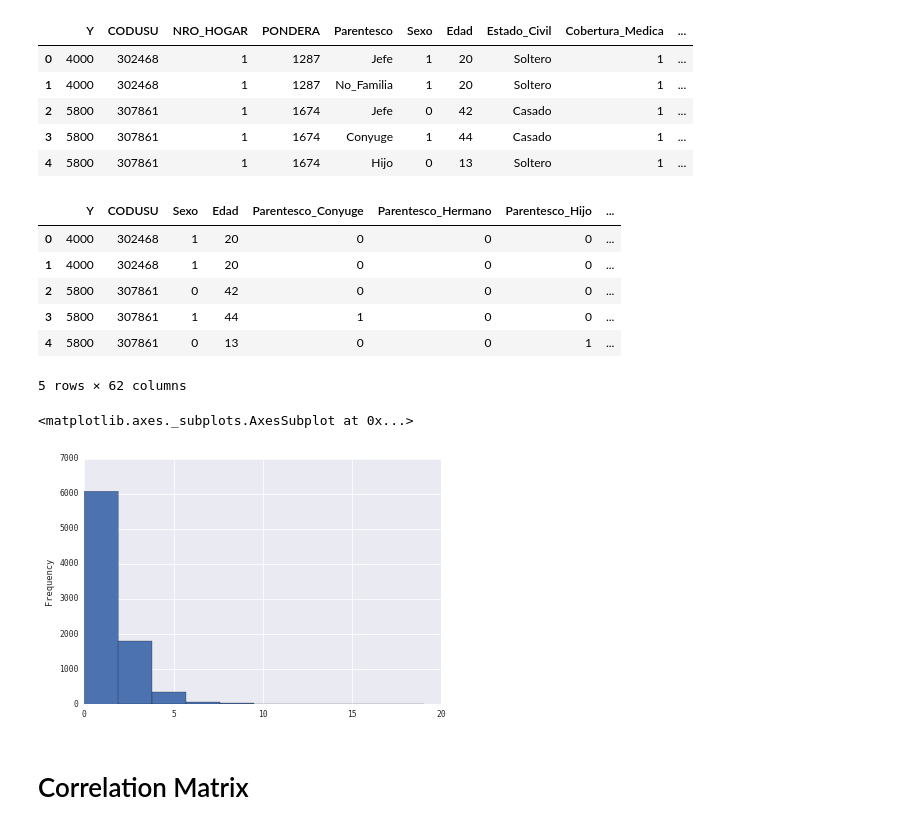
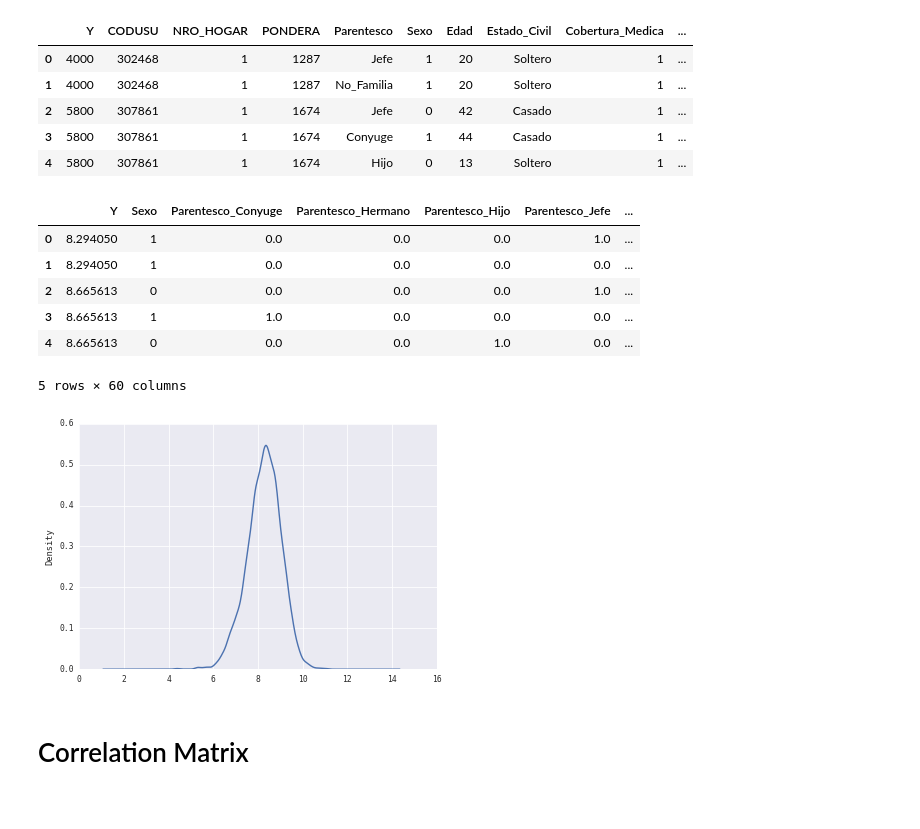
Before and after one commit to alephcero/adsProject, a Jupyter notebook: DataAnalysis (para Ilan).ipynb, the cells around one changed output. Cells and saved outputs as stored; diff of their text form; code cells hidden in the pictures.

```diff
--- a/DataAnalysis (para Ilan).ipynb
+++ b/DataAnalysis (para Ilan).ipynb
@@ -318,13 +312,3 @@ df = df.drop('PONDERA',1)
-# %%
-df.head()
-# %% [output]
-|  | Y | CODUSU | Sexo | Edad | Parentesco_Conyuge | Parentesco_Hermano | Parentesco_Hijo | ... |
-| 0 | 4000 | 302468 | 1 | 20 | 0 | 0 | 0 | ... |
-| 1 | 4000 | 302468 | 1 | 20 | 0 | 0 | 0 | ... |
-| 2 | 5800 | 307861 | 0 | 42 | 0 | 0 | 0 | ... |
-| 3 | 5800 | 307861 | 1 | 44 | 1 | 0 | 0 | ... |
-| 4 | 5800 | 307861 | 0 | 13 | 0 | 0 | 1 | ... |
-5 rows × 62 columns
 # %%
 # Get quartiles into bin
 
@@ -332,6 +316 @@ q = pd.qcut(df.Y, 5, labels=False) # returns categorical
 # q = pd.qcut(df.Y.values, 5).codes # returns an array of bins
-# %%
-q.plot(kind = 'hist')
-# %% [output]
-<matplotlib.axes._subplots.AxesSubplot at 0x...>
-[figure, removed]
@@ -341,3 +317,16 @@ q.plot(kind = 'hist')
+# %%
+df.Y = np.log(df.Y)
+df.Y.plot(kind = 'density')
+df.head()
+# %% [output]
+|  | Y | Sexo | Parentesco_Conyuge | Parentesco_Hermano | Parentesco_Hijo | Parentesco_Jefe | ... |
+| 0 | 8.294050 | 1 | 0.0 | 0.0 | 0.0 | 1.0 | ... |
+| 1 | 8.294050 | 1 | 0.0 | 0.0 | 0.0 | 0.0 | ... |
+| 2 | 8.665613 | 0 | 0.0 | 0.0 | 0.0 | 1.0 | ... |
+| 3 | 8.665613 | 1 | 1.0 | 0.0 | 0.0 | 0.0 | ... |
+| 4 | 8.665613 | 0 | 0.0 | 0.0 | 1.0 | 0.0 | ... |
+5 rows × 60 columns
+[figure, added]
 # %% [markdown]
 # Correlation Matrix
 # %%
```
Also changed, not shown: parts of 20 cells of this notebook, 3 other files.
